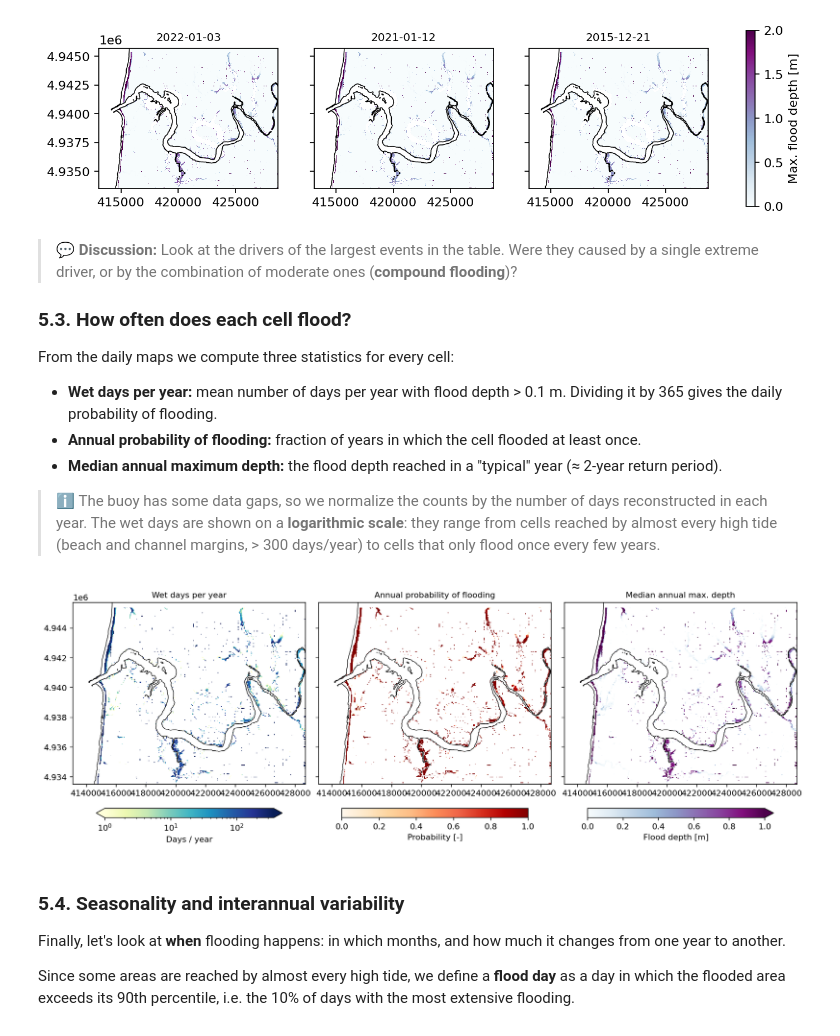
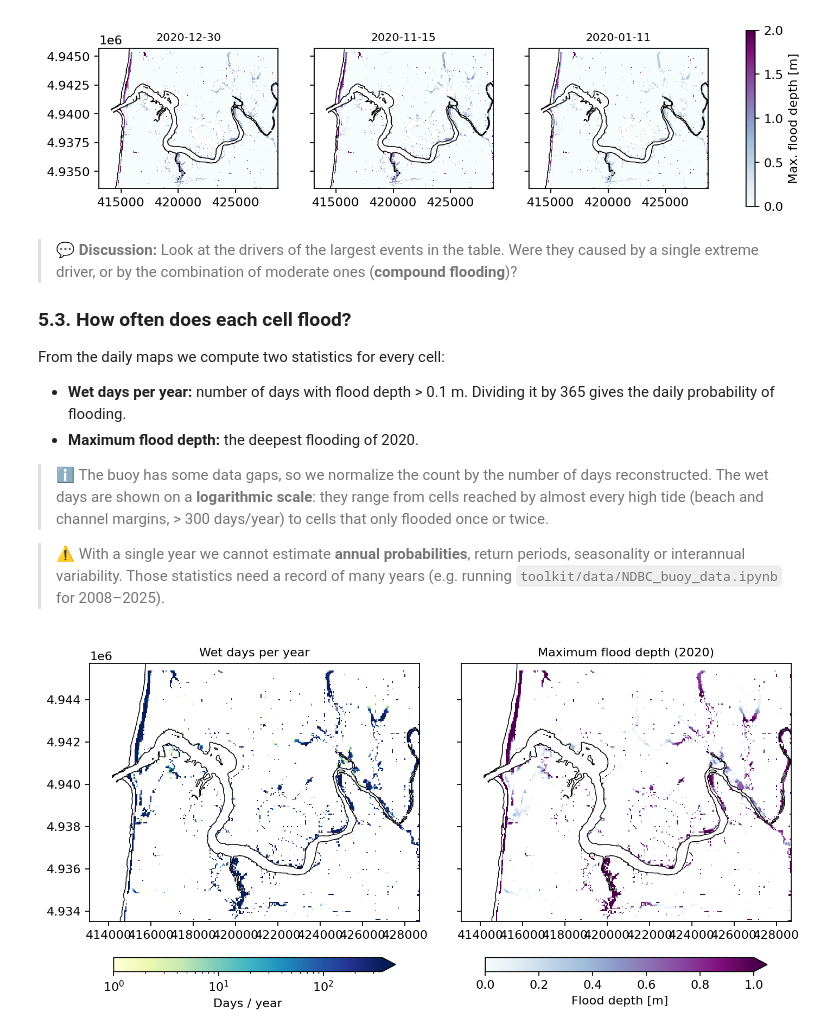
Before and after one commit to GeoOcean/BlueMath_Course_Corvallis, a Jupyter notebook: methods/hybrid_downscaling/metamodel/hyflood/02_Reconstruction.ipynb, the cells around one changed output. Cells and saved outputs as stored; diff of their text form; code cells hidden in the pictures.

```diff
--- a/methods/hybrid_downscaling/metamodel/hyflood/02_Reconstruction.ipynb
+++ b/methods/hybrid_downscaling/metamodel/hyflood/02_Reconstruction.ipynb
@@ -77,7 +84,7 @@ data_dir = op.join(root_dir, "..", "..", "..", "..", "toolkit", "data", "outputs
 dep_hr = xr.open_dataset(op.join(templates_dir, "Newport_UTM.tif"))
 
 # Historical period to reconstruct
-start_date, end_date = "2008-01-01", "2025-12-31"
+start_date, end_date = "2020-01-01", "2020-12-31"
 # %% [markdown]
 ## 1. Load the training data
 
@@ -187,7 +194,7 @@ SFINCS flood map of the removed scenario.
 
 > ⏱️ Each fit takes around 10 seconds, so we only validate a few scenarios.
 # %%
-cases_to_validate = [0, 3, 13]
+cases_to_validate = [0, 3, 6]
 
 sfincs_maps = pcs_to_flood_maps(pca, df_train_pcs.loc[cases_to_validate])
 gp_maps = []
@@ -289,7 +296,7 @@ if op.exists(waves_path):
     waves = pd.read_pickle(waves_path)
 else:
     spectra = xr.open_dataset(
-        op.join(data_dir, "offshore_spectra_44.679_-124.535_20080101_20251231.nc")
+        op.join(data_dir, "offshore_spectra_44.679_-124.535_20200101_20201231.nc")
     )
     waves = offshore_wave_parameters(spectra)
     waves.to_pickle(waves_path)
@@ -522,47 +530,37 @@ plt.show()
 
 ### 5.3. How often does each cell flood?
 
-From the daily maps we compute three statistics for every cell:
+From the daily maps we compute two statistics for every cell:
 
-- **Wet days per year:** mean number of days per year with flood depth > 0.1 m.
-  Dividing it by 365 gives the daily probability of flooding.
-- **Annual probability of flooding:** fraction of years in which the cell
-  flooded at least once.
-- **Median annual maximum depth:** the flood depth reached in a "typical"
-  year (≈ 2-year return period).
+- **Wet days per year:** number of days with flood depth > 0.1 m. Dividing it
+  by 365 gives the daily probability of flooding.
+- **Maximum flood depth:** the deepest flooding of 2020.
 
-> ℹ️ The buoy has some data gaps, so we normalize the counts by the number of
-> days reconstructed in each year. The wet days are shown on a **logarithmic
-> scale**: they range from cells reached by almost every high tide (beach and
-> channel margins, > 300 days/year) to cells that only flood once every few
-> years.
+> ℹ️ The buoy has some data gaps, so we normalize the count by the number of
+> days reconstructed. The wet days are shown on a **logarithmic scale**: they
+> range from cells reached by almost every high tide (beach and channel
+> margins, > 300 days/year) to cells that only flooded once or twice.
+
+> ⚠️ With a single year we cannot estimate **annual probabilities**, return
+> periods, seasonality or interannual variability. Those statistics need a
+> record of many years (e.g. running `toolkit/data/NDBC_buoy_data.ipynb` for
+> 2008–2025).
 # %%
 n_days = flood_stats["n_days"]
 
-wet_days_per_year = (flood_stats["wet_days"] / n_days * 365.25).mean(dim="year")
-annual_flood_probability = (flood_stats["annual_max_depth"] > 0.1).mean(dim="year").where(
-    flood_stats["annual_max_depth"].notnull().all(dim="year")
-)
-median_annual_max_depth = flood_stats["annual_max_depth"].median(dim="year")
+wet_days_per_year = (flood_stats["wet_days"] / n_days * 365.25).isel(year=0)
+max_depth = flood_stats["annual_max_depth"].isel(year=0)
 
 fig, axes = plot_flood_statistics(
-    [wet_days_per_year, annual_flood_probability, median_annual_max_depth],
+    [wet_days_per_year, max_depth],
     dep_hr,
-    titles=["Wet days per year", "Annual probability of flooding", "Median annual max. depth"],
-    labels=["Days / year", "Probability [-]", "Flood depth [m]"],
-    cmaps=["YlGnBu", "OrRd", "BuPu"],
-    vmax=[365, 1, 1],
-    log=[True, False, False],
+    titles=["Wet days per year", "Maximum flood depth (2020)"],
+    labels=["Days / year", "Flood depth [m]"],
+    cmaps=["YlGnBu", "BuPu"],
+    vmax=[365, 1],
+    log=[True, False],
+    figsize=(9, 4.2),
 )
 plt.show()
 # %% [output]
-[figure, old version]
+[figure, new version]
-# %% [markdown]
-### 5.4. Seasonality and interannual variability
-
-Finally, let's look at **when** flooding happens: in which months, and how
-much it changes from one year to another.
-
-Since some areas are reached by almost every high tide, we define a
-**flood day** as a day in which the flooded area exceeds its 90th
-percentile, i.e. the 10% of days with the most extensive flooding.
```
Also changed, not shown: parts of 23 cells of this notebook, 4 other files.
